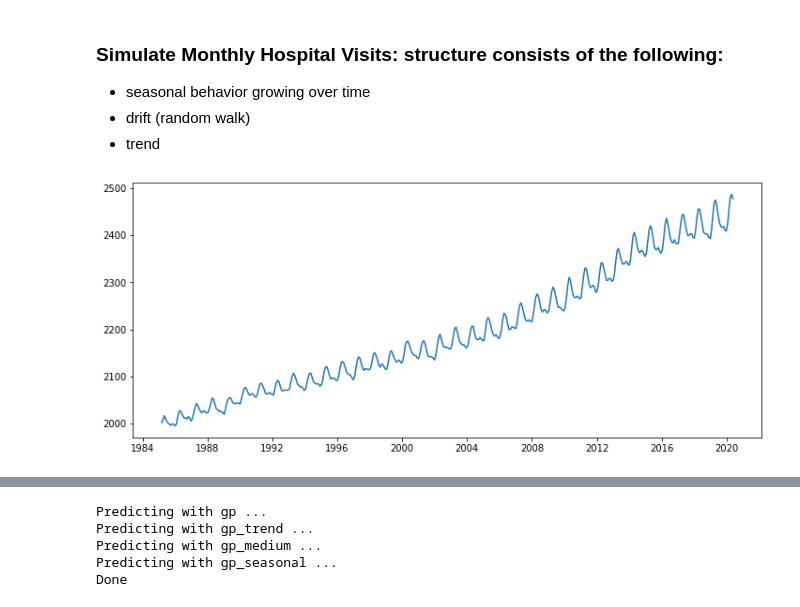
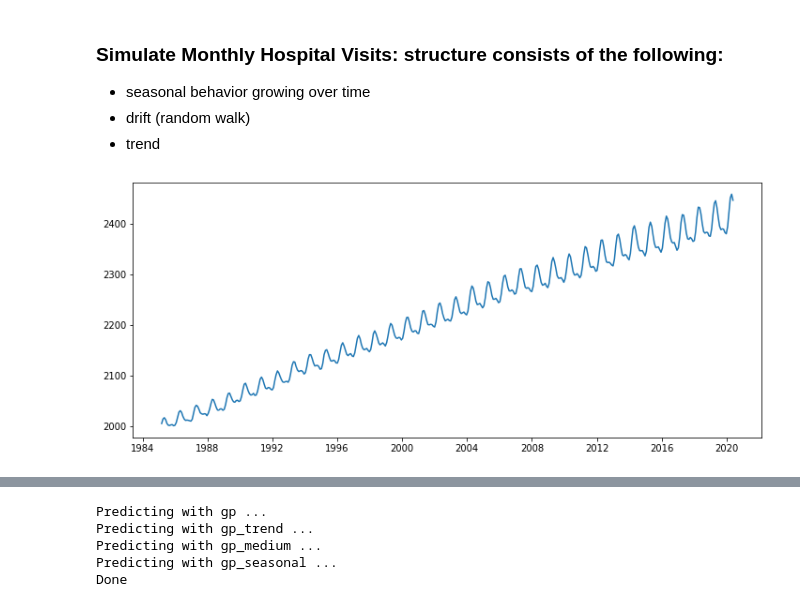
Before and after one commit to icmoore/healthcare_analytics, a Jupyter notebook: notebooks/monthly_visits_simulation.ipynb, the cells around one changed output, grey strips where cells are left out. Saved outputs shown, nothing was run; the diff lists cells and outputs as text; code cells hidden in the pictures.

```diff
--- a/notebooks/monthly_visits_simulation.ipynb
+++ b/notebooks/monthly_visits_simulation.ipynb
@@ -45,24 +45,24 @@ def dates_to_idx(timelist, ref_date):
    * drift (random walk)
    * trend
 # %%
-N = 400
+start_date = '3/01/1985'
+dates = pd.date_range(start=start_date, end="06/01/2020", freq="30D")
 
-t = np.array(range(N))
-t = dates_to_idx(dates, '3/01/1985')
+t = dates_to_idx(dates, start_date)
 N = len(t)
 s = seasonal(t, [10,5,0.2], [5,-0.5,0.4], 0.5)
-y = 2000 + 12*t + s*np.exp(0.03*t) + drift(N,2)
+y = 2000 + 12*t + s*np.exp(0.03*t) + drift(N,1)
 
 plt.figure(figsize=(12,5))
 plt.plot(dates, y);
 
 y_std = np.std(y)
 y_first = y[0]
 y = (y - y_first)/y_std
 
 t = t.reshape(-1,1)
 # %% [output]
-[figure, old version]
+[figure, new version]
 # %%
 N_back = 50
 t_before = t[:-N_back]
```
Also changed, not shown: parts of 5 cells of this notebook, 2 other files.
